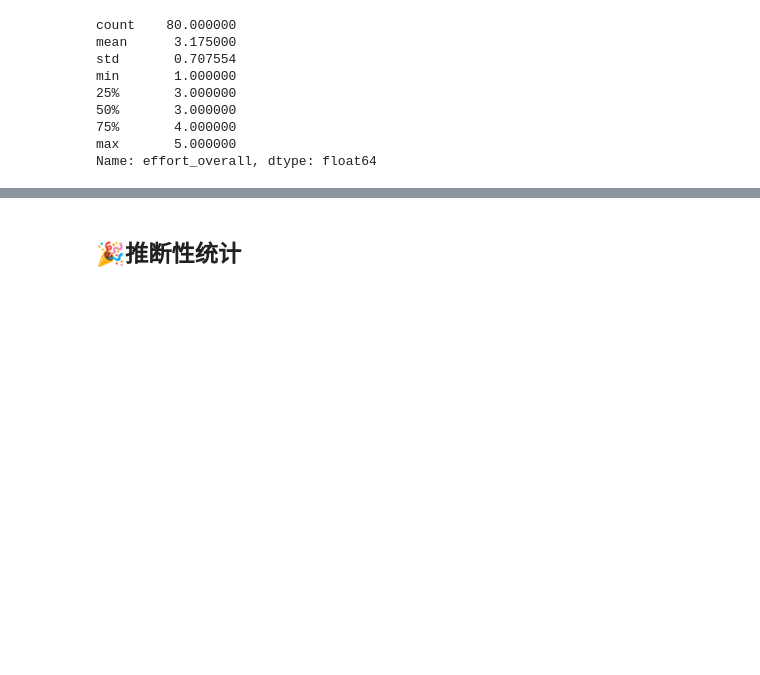
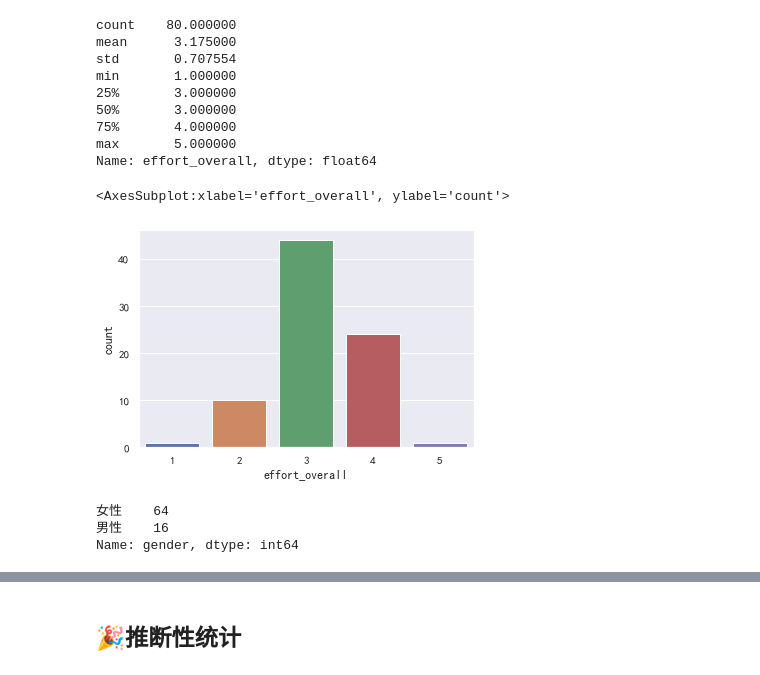
Before and after one commit to en-feng/survey_and_stats, a Jupyter notebook: survey/statistical_analysis.ipynb, the cells around one changed output, grey strips where cells are left out. Saved outputs shown, nothing was run; the diff lists cells and outputs as text; code cells hidden in the pictures; blank space fills up the shorter version.

```diff
--- a/survey/statistical_analysis.ipynb
+++ b/survey/statistical_analysis.ipynb
@@ -1,13 +1,22 @@
 # %%
+# 整理数据的库
 import numpy as np
 import pandas as pd
+# 数据可视化的库
 import matplotlib as mpl
 import matplotlib.pyplot as plt
 import seaborn as sns
-# import statsmodels.api as sm # Linear regression scenario
+
+plt.rcParams['font.sans-serif'] = ['SimHei']  # 中文字体设置-黑体
+plt.rcParams['axes.unicode_minus'] = False  # 解决保存图像是负号'-'显示为方块的问题
+sns.set(font='SimHei')  # 解决Seaborn中文显示问题
+# 数据分析的库
 from scipy import stats
 import scipy.stats as stats
-import statsmodels.formula.api as smf # OLS
-from scipy.stats import chi2_contingency
+import statsmodels.formula.api as smf # 回归分析
+from scipy.stats import chi2_contingency #卡方检验
 import pingouin as pg
+# 其它
+import warnings
+warnings.filterwarnings('ignore') #忽视警告
 # %%
@@ -140,3 +163,16 @@ min       1.000000
 75%       4.000000
 max       5.000000
 Name: effort_overall, dtype: float64
+# %%
+# 直方图
+sns.countplot(x = "effort_overall", data = df)
+# %% [output]
+<AxesSubplot:xlabel='effort_overall', ylabel='count'>
+[figure, added]
+# %%
+# 类别型变量的描述性统计结果
+df.gender.value_counts()
+# %% [output]
+女性    64
+男性    16
+Name: gender, dtype: int64
```
Also changed, not shown: parts of 79 cells of this notebook, 13 other files.
